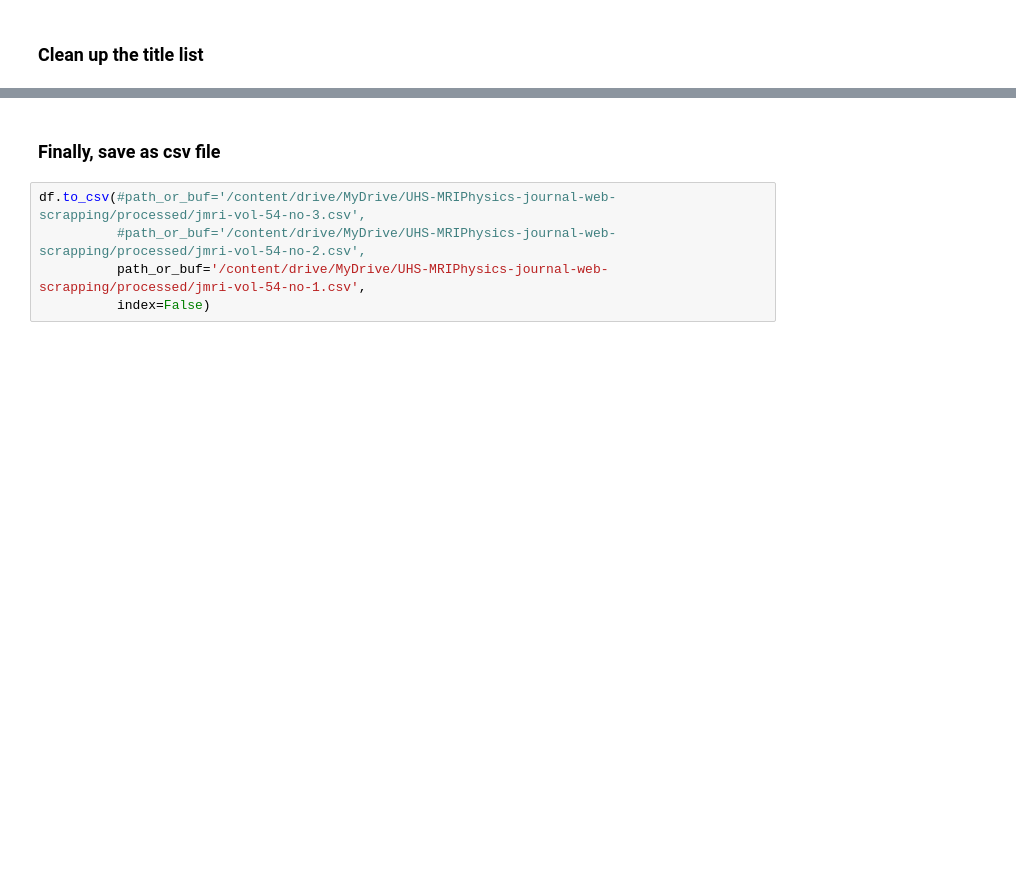
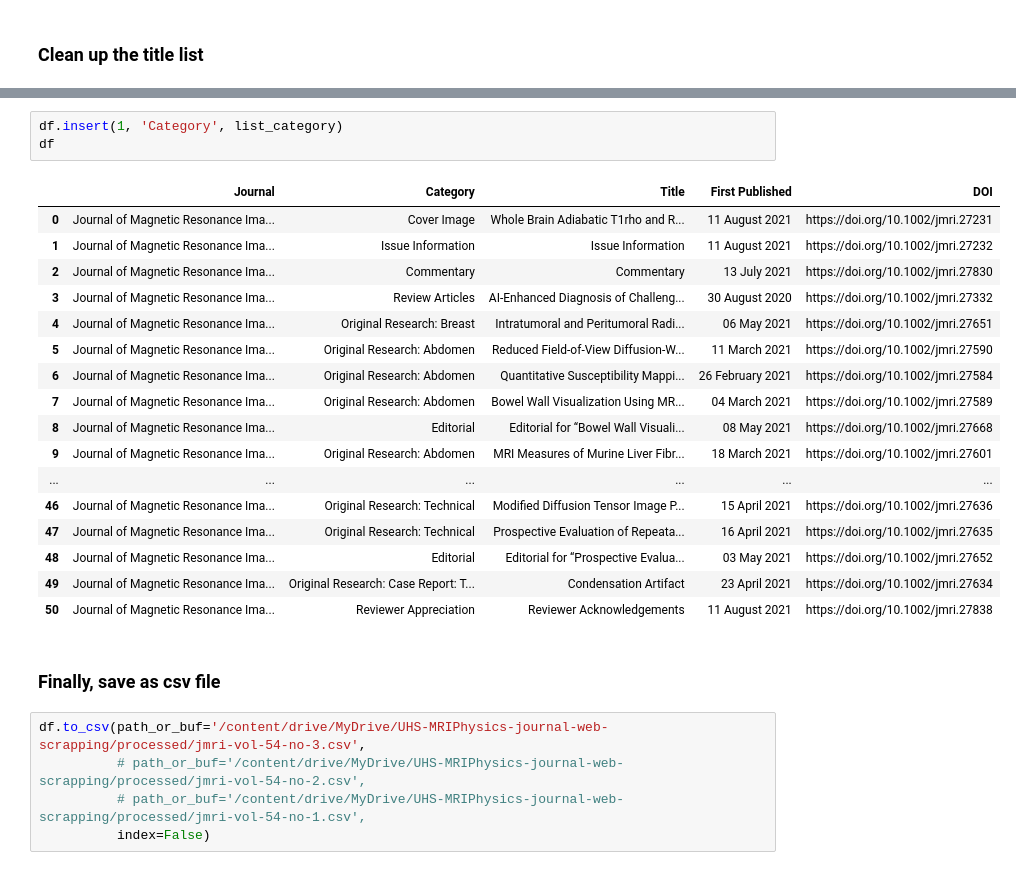
Before and after one commit to yukaizou2015/UHS-MRIPhysics-journal-web-scrapping, a Jupyter notebook: jmri-web-scrapping-2.ipynb, the cells around one changed output, grey strips where cells are left out. Cells and saved outputs as stored; diff of their text form; blank space fills up the shorter version.

```diff
--- a/jmri-web-scrapping-2.ipynb
+++ b/jmri-web-scrapping-2.ipynb
@@ -377,7 +456,28 @@ df
+# %%
+df.insert(1, 'Category', list_category)
+df
+# %% [output]
+|  | Journal | Category | Title | First Published | DOI |
+| 0 | Journal of Magnetic Resonance Ima... | Cover Image | Whole Brain Adiabatic T1rho and R... | 11 August 2021 | https://doi.org/10.1002/jmri.27231 |
+| 1 | Journal of Magnetic Resonance Ima... | Issue Information | Issue Information | 11 August 2021 | https://doi.org/10.1002/jmri.27232 |
+| 2 | Journal of Magnetic Resonance Ima... | Commentary | Commentary | 13 July 2021 | https://doi.org/10.1002/jmri.27830 |
+| 3 | Journal of Magnetic Resonance Ima... | Review Articles | AI-Enhanced Diagnosis of Challeng... | 30 August 2020 | https://doi.org/10.1002/jmri.27332 |
+| 4 | Journal of Magnetic Resonance Ima... | Original Research: Breast | Intratumoral and Peritumoral Radi... | 06 May 2021 | https://doi.org/10.1002/jmri.27651 |
+| 5 | Journal of Magnetic Resonance Ima... | Original Research: Abdomen | Reduced Field-of-View Diffusion-W... | 11 March 2021 | https://doi.org/10.1002/jmri.27590 |
+| 6 | Journal of Magnetic Resonance Ima... | Original Research: Abdomen | Quantitative Susceptibility Mappi... | 26 February 2021 | https://doi.org/10.1002/jmri.27584 |
+| 7 | Journal of Magnetic Resonance Ima... | Original Research: Abdomen | Bowel Wall Visualization Using MR... | 04 March 2021 | https://doi.org/10.1002/jmri.27589 |
+| 8 | Journal of Magnetic Resonance Ima... | Editorial | Editorial for “Bowel Wall Visuali... | 08 May 2021 | https://doi.org/10.1002/jmri.27668 |
+| 9 | Journal of Magnetic Resonance Ima... | Original Research: Abdomen | MRI Measures of Murine Liver Fibr... | 18 March 2021 | https://doi.org/10.1002/jmri.27601 |
+| ... | ... | ... | ... | ... | ... |
+| 46 | Journal of Magnetic Resonance Ima... | Original Research: Technical | Modified Diffusion Tensor Image P... | 15 April 2021 | https://doi.org/10.1002/jmri.27636 |
+| 47 | Journal of Magnetic Resonance Ima... | Original Research: Technical | Prospective Evaluation of Repeata... | 16 April 2021 | https://doi.org/10.1002/jmri.27635 |
+| 48 | Journal of Magnetic Resonance Ima... | Editorial | Editorial for “Prospective Evalua... | 03 May 2021 | https://doi.org/10.1002/jmri.27652 |
+| 49 | Journal of Magnetic Resonance Ima... | Original Research: Case Report: T... | Condensation Artifact | 23 April 2021 | https://doi.org/10.1002/jmri.27634 |
+| 50 | Journal of Magnetic Resonance Ima... | Reviewer Appreciation | Reviewer Acknowledgements | 11 August 2021 | https://doi.org/10.1002/jmri.27838 |
 # %% [markdown]
 ### Finally, save as csv file
 # %%
-df.to_csv(#path_or_buf='/content/drive/MyDrive/UHS-MRIPhysics-journal-web-scrapping/processed/jmri-vol-54-no-3.csv',
-          #path_or_buf='/content/drive/MyDrive/UHS-MRIPhysics-journal-web-scrapping/processed/jmri-vol-54-no-2.csv',
-          path_or_buf='/content/drive/MyDrive/UHS-MRIPhysics-journal-web-scrapping/processed/jmri-vol-54-no-1.csv',
+df.to_csv(path_or_buf='/content/drive/MyDrive/UHS-MRIPhysics-journal-web-scrapping/processed/jmri-vol-54-no-3.csv',
+          # path_or_buf='/content/drive/MyDrive/UHS-MRIPhysics-journal-web-scrapping/processed/jmri-vol-54-no-2.csv',
+          # path_or_buf='/content/drive/MyDrive/UHS-MRIPhysics-journal-web-scrapping/processed/jmri-vol-54-no-1.csv',
           index=False)
```
Also changed, not shown: parts of 18 cells of this notebook, 3 other files.
